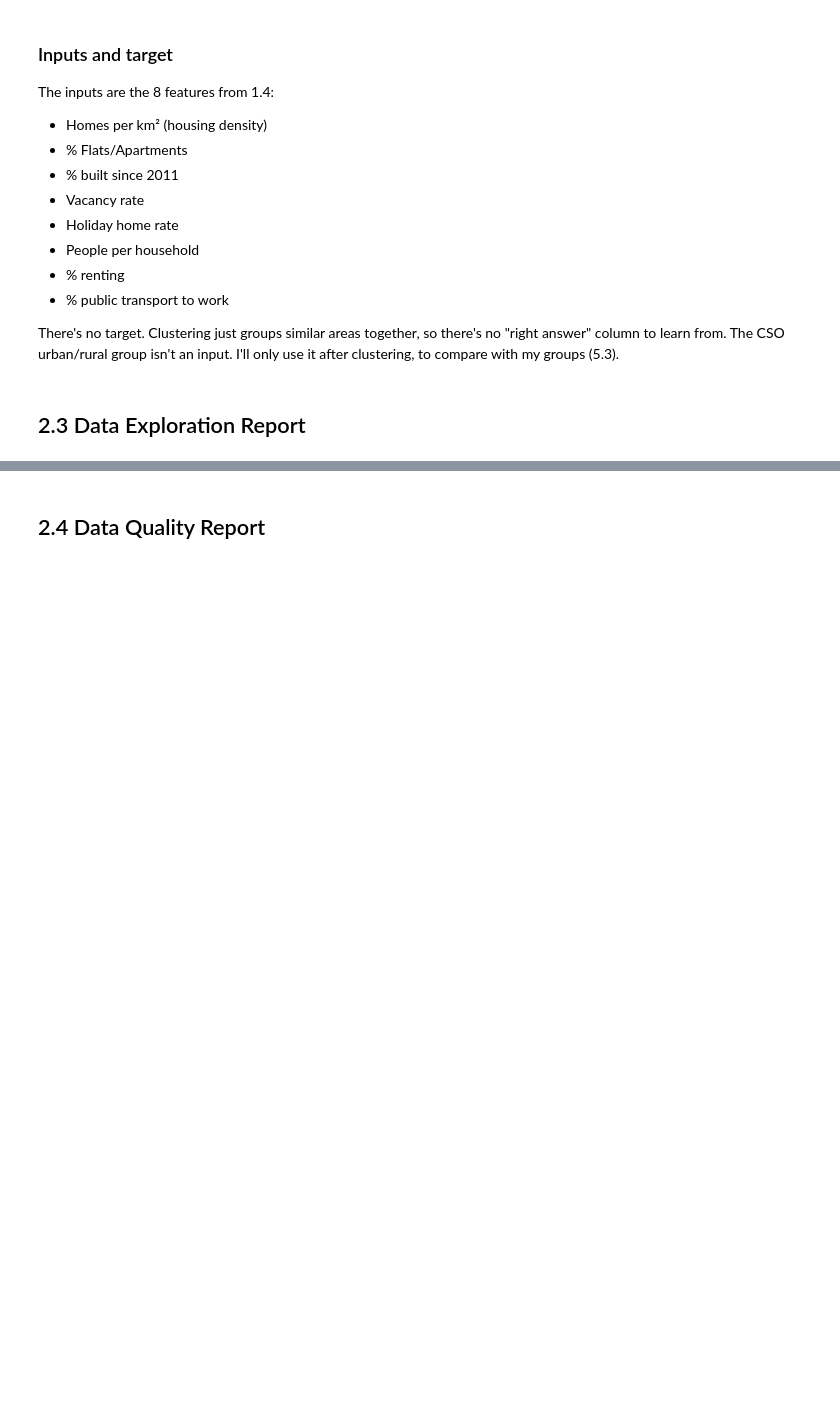
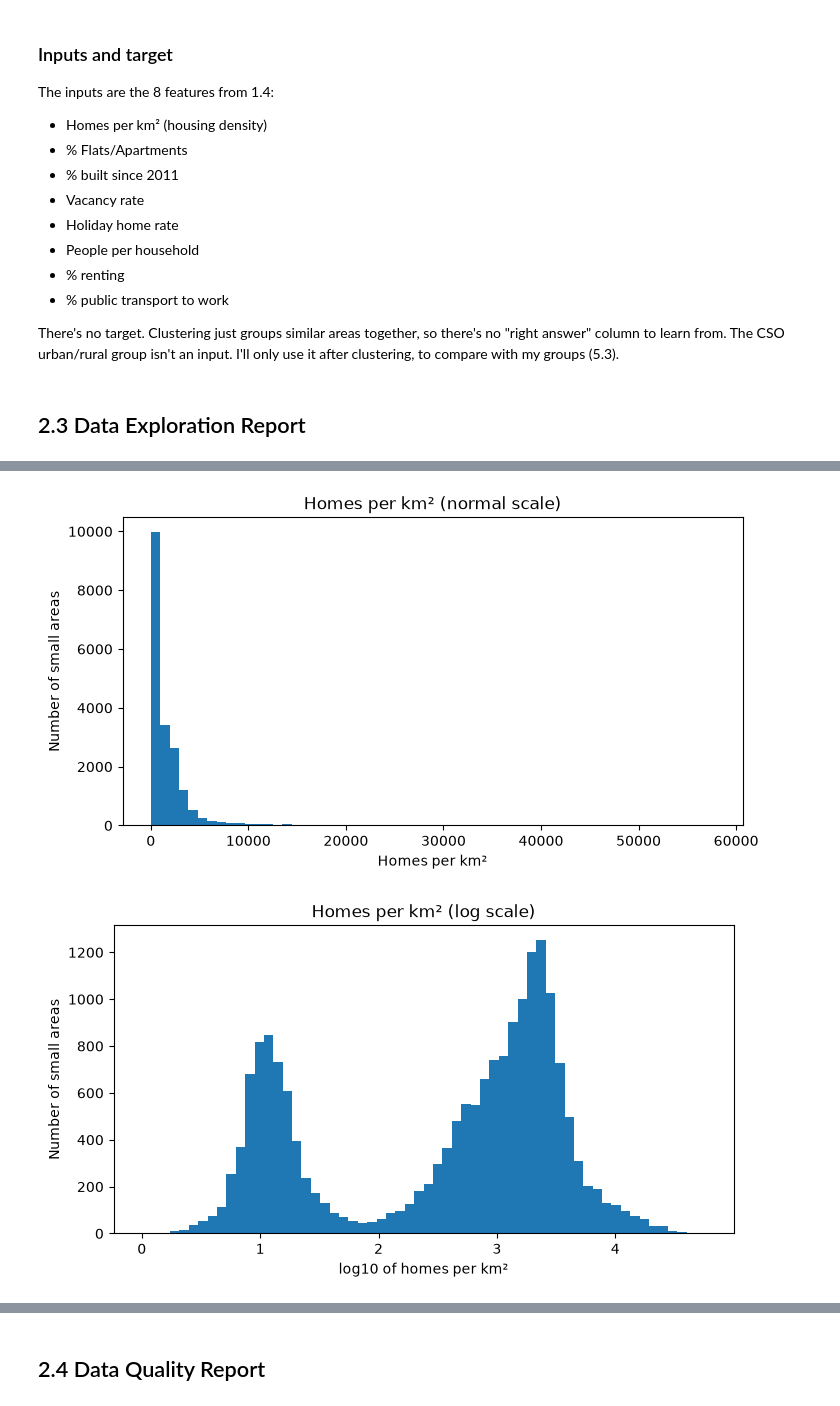
Before and after one commit to SwoopCodes/Data-Analytics_Irish-housing-density, a Jupyter notebook: notebooks/CA2_CRISP_DM_Notebook.ipynb, the cells around one changed output, grey strips where cells are left out. Drawn from its saved outputs; the diff is of its cells as text; code cells hidden in the pictures; blank space fills up the shorter version.

```diff
--- a/notebooks/CA2_CRISP_DM_Notebook.ipynb
+++ b/notebooks/CA2_CRISP_DM_Notebook.ipynb
@@ -399,3 +393,27 @@ The inputs are the 8 features from 1.4:
 There's no target. Clustering just groups similar areas together, so there's no "right answer" column to learn from. The CSO urban/rural group isn't an input. I'll only use it after clustering, to compare with my groups (5.3).
 # %% [markdown]
 ## 2.3 Data Exploration Report
+# %%
+
+explore = census[census["GEOGID"] != "Ireland"]
+explore = explore.merge(boundary, left_on="GUID", right_on="SA_GUID_2022")
+explore = explore.copy()
+
+explore["Area (km²)"] = explore["Shape__Area"] / 1000000
+explore["Homes per km²"] = explore["T6_8_T"] / explore["Area (km²)"]
+explore["% Flats"] = explore["T6_1_FA_H"] / explore["T6_1_TH"] * 100
+explore["% Built since 2011"] = (explore["T6_2_11_15H"] + explore["T6_2_16LH"]) / explore["T6_2_TH"] * 100
+explore["% Vacant"] = explore["T6_8_OVD"] / explore["T6_8_T"] * 100
+explore["% Holiday homes"] = explore["T6_8_UHH"] / explore["T6_8_T"] * 100
+explore["People per household"] = explore["T6_1_TP"] / explore["T6_1_TH"]
+explore["% Renting"] = (explore["T6_3_RPLH"] + explore["T6_3_RLAH"] + explore["T6_3_RVCHBH"]) / explore["T6_3_TH"] * 100
+explore["% Public transport"] = (explore["T11_1_BUW"] + explore["T11_1_TDLW"]) / explore["T11_1_TW"] * 100
+explore["% Car"] = (explore["T11_1_CDW"] + explore["T11_1_CPW"]) / explore["T11_1_TW"] * 100
+
+explore = explore.replace([np.inf, -np.inf], np.nan)
+
+features = ["Homes per km²", "% Flats", "% Built since 2011", "% Vacant",
+            "% Holiday homes", "People per household", "% Renting", "% Public transport"]
+
+print("Number of small areas:", len(explore))
+explore[features].describe().round(1).T
@@ -401,0 +437,22 @@ There's no target. Clustering just groups similar areas together, so there's no
+# %%
+
+plt.figure(figsize=(8, 4))
+plt.hist(explore["Homes per km²"], bins=60)
+plt.title("Homes per km² (normal scale)")
+plt.xlabel("Homes per km²")
+plt.ylabel("Number of small areas")
+plt.savefig(FIG_DIR / "density_normal.png")
+plt.show()
+
+explore["Homes per km² (log)"] = np.log10(explore["Homes per km²"] + 1)
+
+plt.figure(figsize=(8, 4))
+plt.hist(explore["Homes per km² (log)"], bins=60)
+plt.title("Homes per km² (log scale)")
+plt.xlabel("log10 of homes per km²")
+plt.ylabel("Number of small areas")
+plt.savefig(FIG_DIR / "density_log.png")
+plt.show()
+# %% [output]
+[figure, added]
+[figure, added]
```
Also changed, not shown: parts of 19 cells of this notebook, 5 other files.
